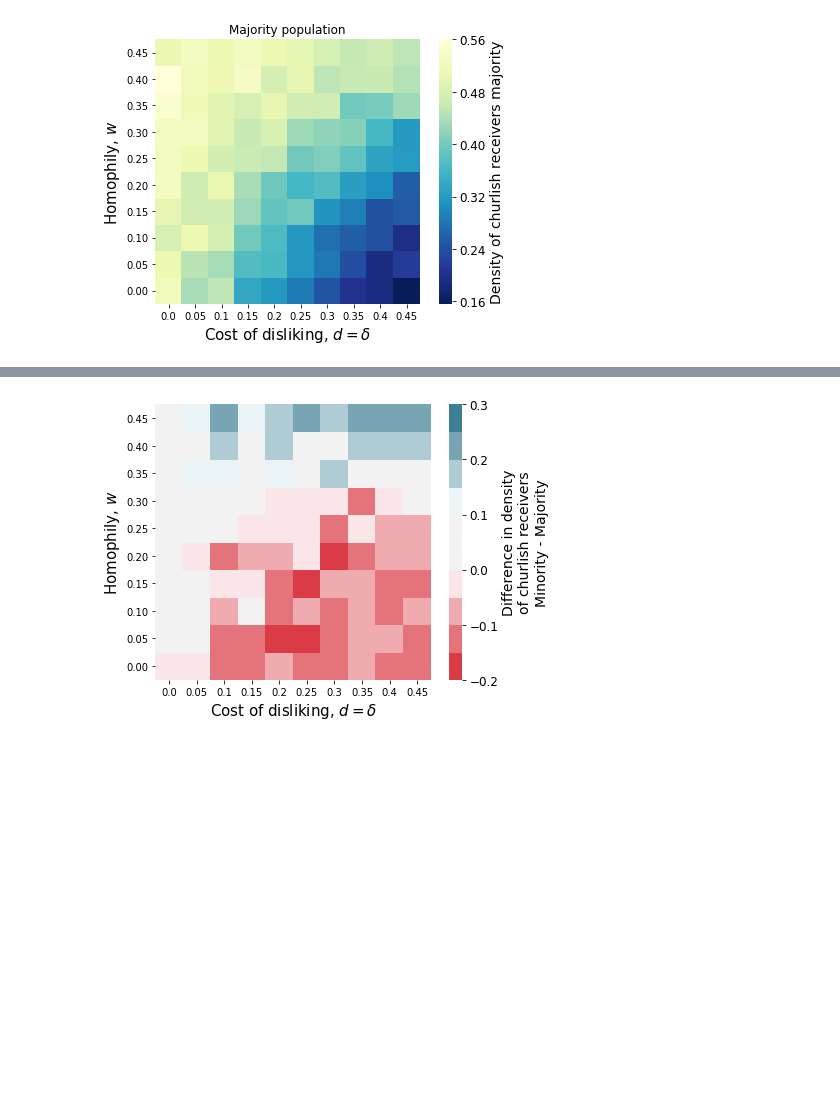
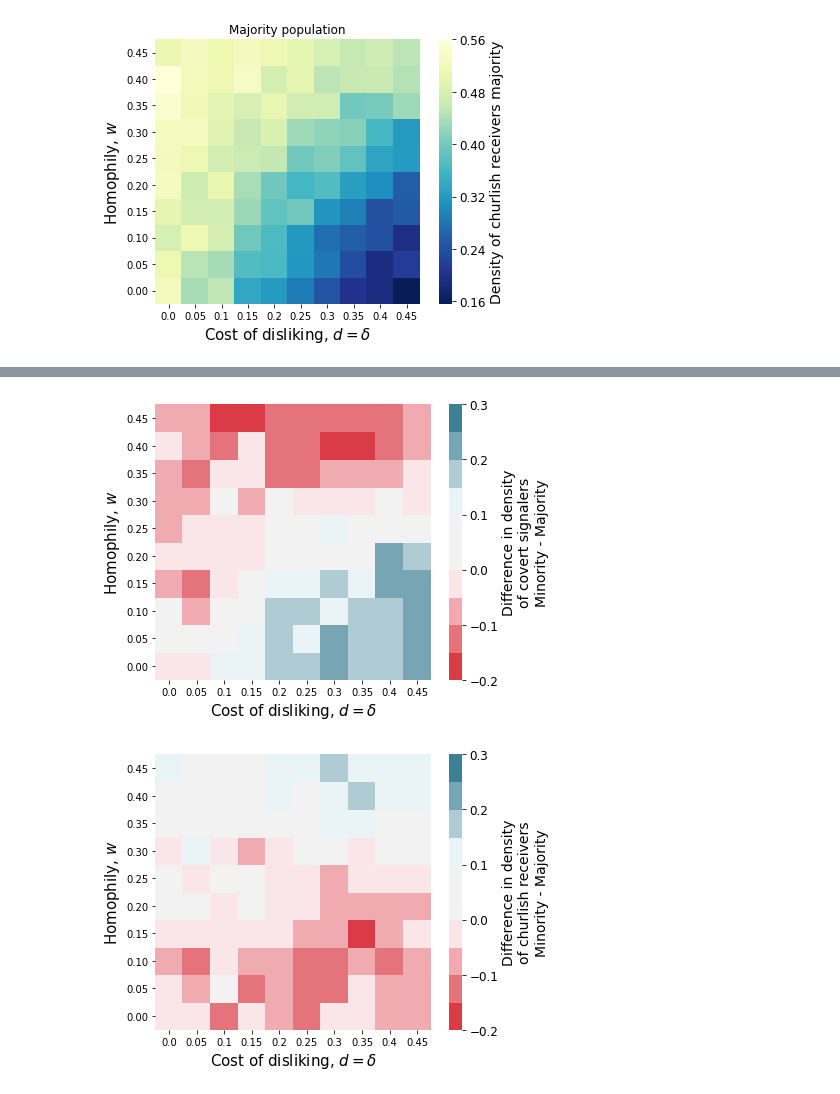
Before and after one commit to mt-digital/identity-signaling, a Jupyter notebook: Minorities.ipynb, the cells around one changed output, grey strips where cells are left out. Cells and saved outputs as stored; diff of their text form; code cells hidden in the pictures; blank space fills up the shorter version.

Commit message:
report and NB updated with min. frac. 0.25

```diff
--- a/Minorities.ipynb
+++ b/Minorities.ipynb
@@ -103,0 +65,2 @@ minority_diff_heatmap(df,
+# %%
+df = pd.read_csv('minorities_0.25.csv')
@@ -104,5 +112,9 @@ minority_diff_heatmap(df,
 # %%
+minority_diff_heatmap(df, vmin=-0.2, vmax=0.3,
+                      savefig_path='reports/Figures/covert_signalers_diff_025.pdf')
+
 minority_diff_heatmap(df, strategy='receiving', vmin=-0.2, vmax=0.3,
-                      savefig_path='reports/Figures/churlish_receivers_diff.pdf')
+                      savefig_path='reports/Figures/churlish_receivers_diff_025.pdf')
 # %% [output]
-[figure, old version]
+[figure, new version]
+[figure, added]
```
Also changed, not shown: parts of 17 cells of this notebook, 2 other files.
